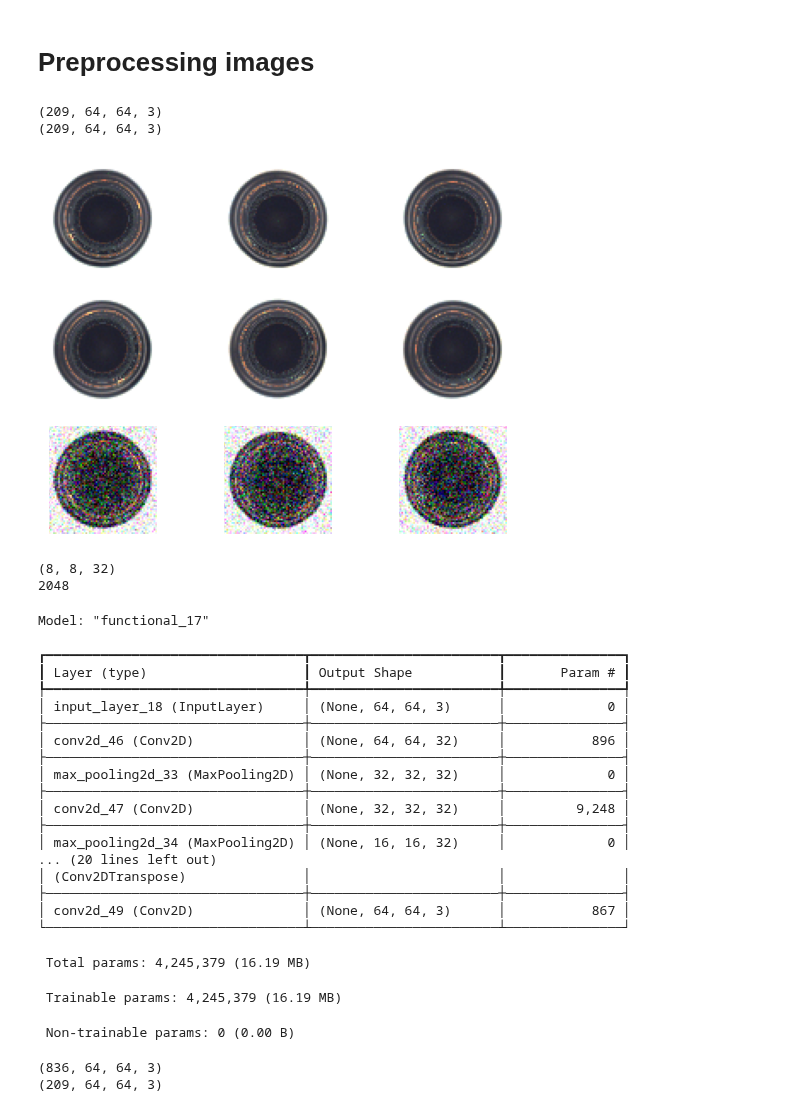
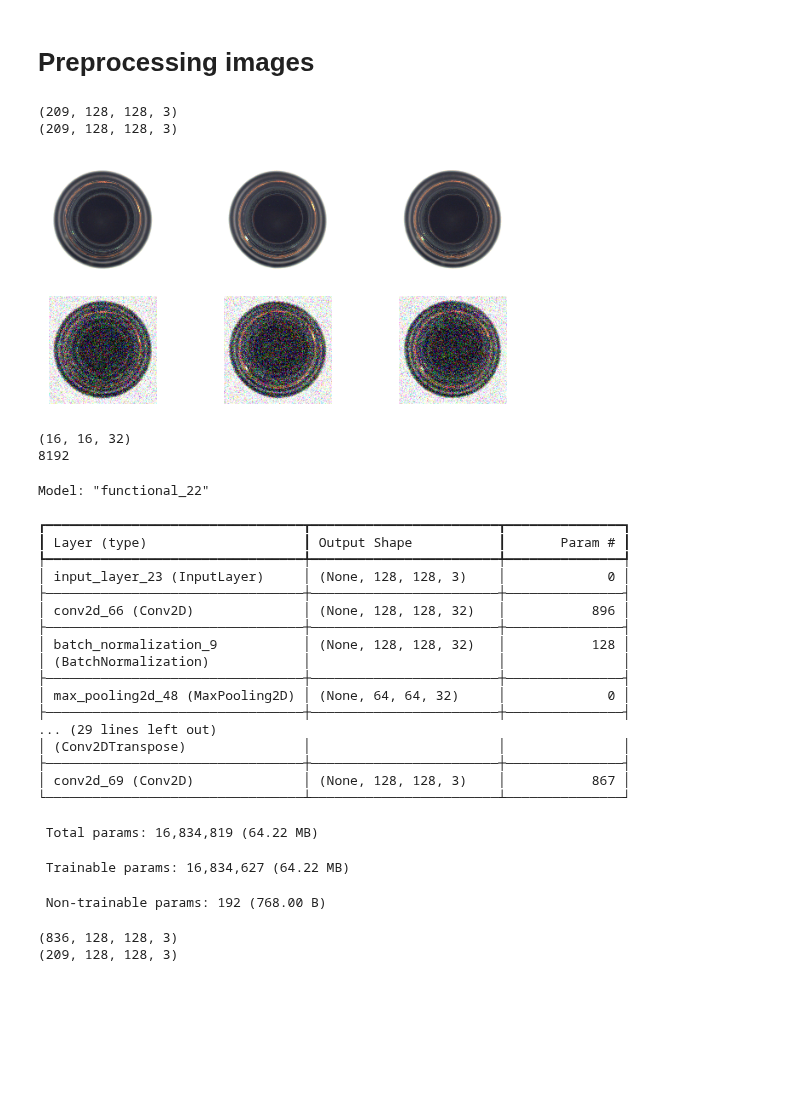
Before and after one commit to MikaParssinen/Applied-Machine-Learning, a Jupyter notebook: Project/Code/Marcus.ipynb, the cells around one changed output. Cells and saved outputs as stored; diff of their text form; code cells hidden in the pictures; blank space fills up the shorter version.

```diff
--- a/Project/Code/Marcus.ipynb
+++ b/Project/Code/Marcus.ipynb
@@ -53,14 +53,17 @@ def add_noise(array):
 
     return np.clip(noisy_array, 0.0, 1.0)
 
-def display(array1, array2, array3, n):
+def display(array1, array2, n):
     """Displays n random images from each array."""
     indices = np.random.randint(len(array1), size=n)
-    images1 = array1[indices, :]
-    images2 = array2[indices, :]
-    images3 = array3[indices, :]
+    if n == len(array1):
+        images1 = array1
+        images2 = array2
+    else:
+        images1 = array1[indices, :]
+        images2 = array2[indices, :]
 
-    for i, (image1, image2, image3) in enumerate(zip(images1, images2, images3)):
+    for i, (image1, image2) in enumerate(zip(images1, images2)):
         ax = plt.subplot(3, n, i + 1)
         plt.imshow(image1)
 
@@ -73,12 +76,6 @@ def display(array1, array2, array3, n):
         ax.get_xaxis().set_visible(False)
         ax.get_yaxis().set_visible(False)
 
-        ax = plt.subplot(3, n, i + 1 + 2 * n)
-        plt.imshow(image3)
-
-        ax.get_xaxis().set_visible(False)
-        ax.get_yaxis().set_visible(False)
-
     plt.show()
 
 def build_autoencoder(image_size):
@@ -86,10 +83,13 @@ def build_autoencoder(image_size):
 
     # Encoding layers
     x = Conv2D(32, (3, 3), activation="relu", padding="same")(encoder_input)
+    x = BatchNormalization()(x)
     x = MaxPooling2D((2, 2), padding="same")(x)
     x = Conv2D(32, (3, 3), activation="relu", padding="same")(x)
+    x = BatchNormalization()(x)
     x = MaxPooling2D((2, 2), padding="same")(x)
     x = Conv2D(32, (3, 3), activation="relu", padding="same")(x)
+    x = BatchNormalization()(x)
     x = MaxPooling2D((2, 2), padding="same")(x)
 
     decoded_shape = x.shape[1:]
@@ -119,55 +119,55 @@ def build_autoencoder(image_size):
 # %%
 data_directory = "../dataset/bottle/train/good/"
 broken_path = "../dataset/bottle/test/broken_large/000.png"
 
-image_size = (64,64)
+image_size = (128,128)
 
 images = get_images(data_directory, image_size) # Read all images from data_directory
 print(images.shape)
 images = normalize(images)          # Normalize the pixel values from integer values [0, 255] to float [0, 1]
 rotated_90, rotated_180, rotated_270 = rotate_images(images)
 print(rotated_90.shape)
 noisy_images = add_noise(images)    # Add noise to every images in images and store in a separate list
 
 
-display(images, rotated_90, noisy_images, 3)
+display(images, noisy_images, 3)
 # %% [output]
-(209, 64, 64, 3)
-(209, 64, 64, 3)
+(209, 128, 128, 3)
+(209, 128, 128, 3)
-[figure, old version]
+[figure, new version]
 # %%
 autoencoder = build_autoencoder(image_size)
 autoencoder.summary()
 # %% [output]
-(8, 8, 32)
-2048
+(16, 16, 32)
+8192
-Model: "functional_17"
+Model: "functional_22"
 ┏━━━━━━━━━━━━━━━━━━━━━━━━━━━━━━━━━┳━━━━━━━━━━━━━━━━━━━━━━━━┳━━━━━━━━━━━━━━━┓
 ┃ Layer (type)                    ┃ Output Shape           ┃       Param # ┃
 ┡━━━━━━━━━━━━━━━━━━━━━━━━━━━━━━━━━╇━━━━━━━━━━━━━━━━━━━━━━━━╇━━━━━━━━━━━━━━━┩
-│ input_layer_18 (InputLayer)     │ (None, 64, 64, 3)      │             0 │
+│ input_layer_23 (InputLayer)     │ (None, 128, 128, 3)    │             0 │
 ├─────────────────────────────────┼────────────────────────┼───────────────┤
-│ conv2d_46 (Conv2D)              │ (None, 64, 64, 32)     │           896 │
+│ conv2d_66 (Conv2D)              │ (None, 128, 128, 32)   │           896 │
 ├─────────────────────────────────┼────────────────────────┼───────────────┤
-│ max_pooling2d_33 (MaxPooling2D) │ (None, 32, 32, 32)     │             0 │
+│ batch_normalization_9           │ (None, 128, 128, 32)   │           128 │
+│ (BatchNormalization)            │                        │               │
 ├─────────────────────────────────┼────────────────────────┼───────────────┤
-│ conv2d_47 (Conv2D)              │ (None, 32, 32, 32)     │         9,248 │
+│ max_pooling2d_48 (MaxPooling2D) │ (None, 64, 64, 32)     │             0 │
 ├─────────────────────────────────┼────────────────────────┼───────────────┤
-│ max_pooling2d_34 (MaxPooling2D) │ (None, 16, 16, 32)     │             0 │
-... (20 lines left out)
+... (29 lines left out)
 │ (Conv2DTranspose)               │                        │               │
 ├─────────────────────────────────┼────────────────────────┼───────────────┤
-│ conv2d_49 (Conv2D)              │ (None, 64, 64, 3)      │           867 │
+│ conv2d_69 (Conv2D)              │ (None, 128, 128, 3)    │           867 │
 └─────────────────────────────────┴────────────────────────┴───────────────┘
- Total params: 4,245,379 (16.19 MB)
+ Total params: 16,834,819 (64.22 MB)
- Trainable params: 4,245,379 (16.19 MB)
+ Trainable params: 16,834,627 (64.22 MB)
- Non-trainable params: 0 (0.00 B)
+ Non-trainable params: 192 (768.00 B)
 # %%
 all_images = np.concatenate((images, rotated_90, rotated_180, rotated_270, noisy_images))
 train, test = train_test_split(all_images, test_size=0.2)
 print(train.shape)
 print(test.shape)
 # %% [output]
-(836, 64, 64, 3)
-(209, 64, 64, 3)
+(836, 128, 128, 3)
+(209, 128, 128, 3)
 # %%
```
Also changed, not shown: parts of 3 cells of this notebook.
